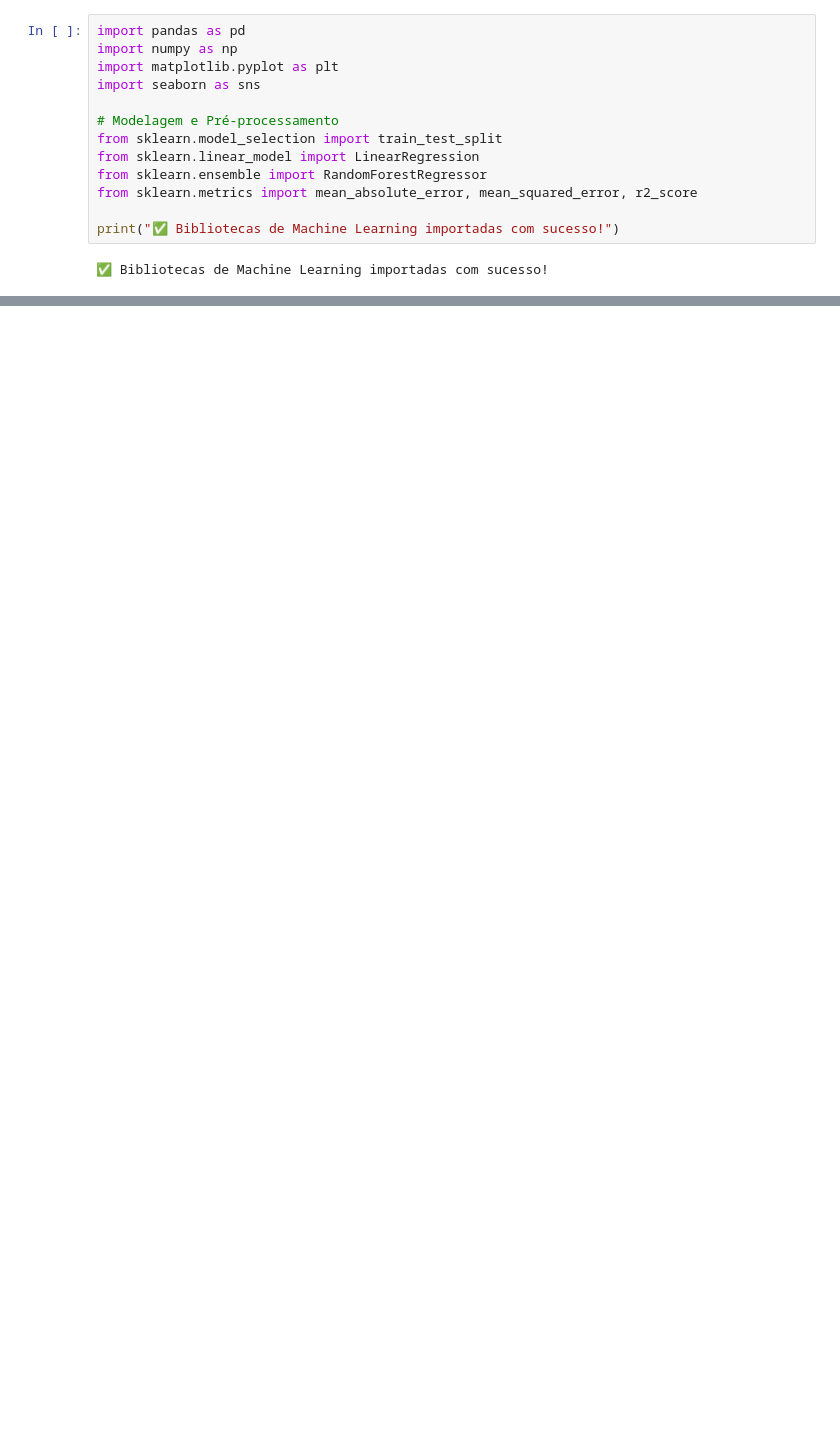
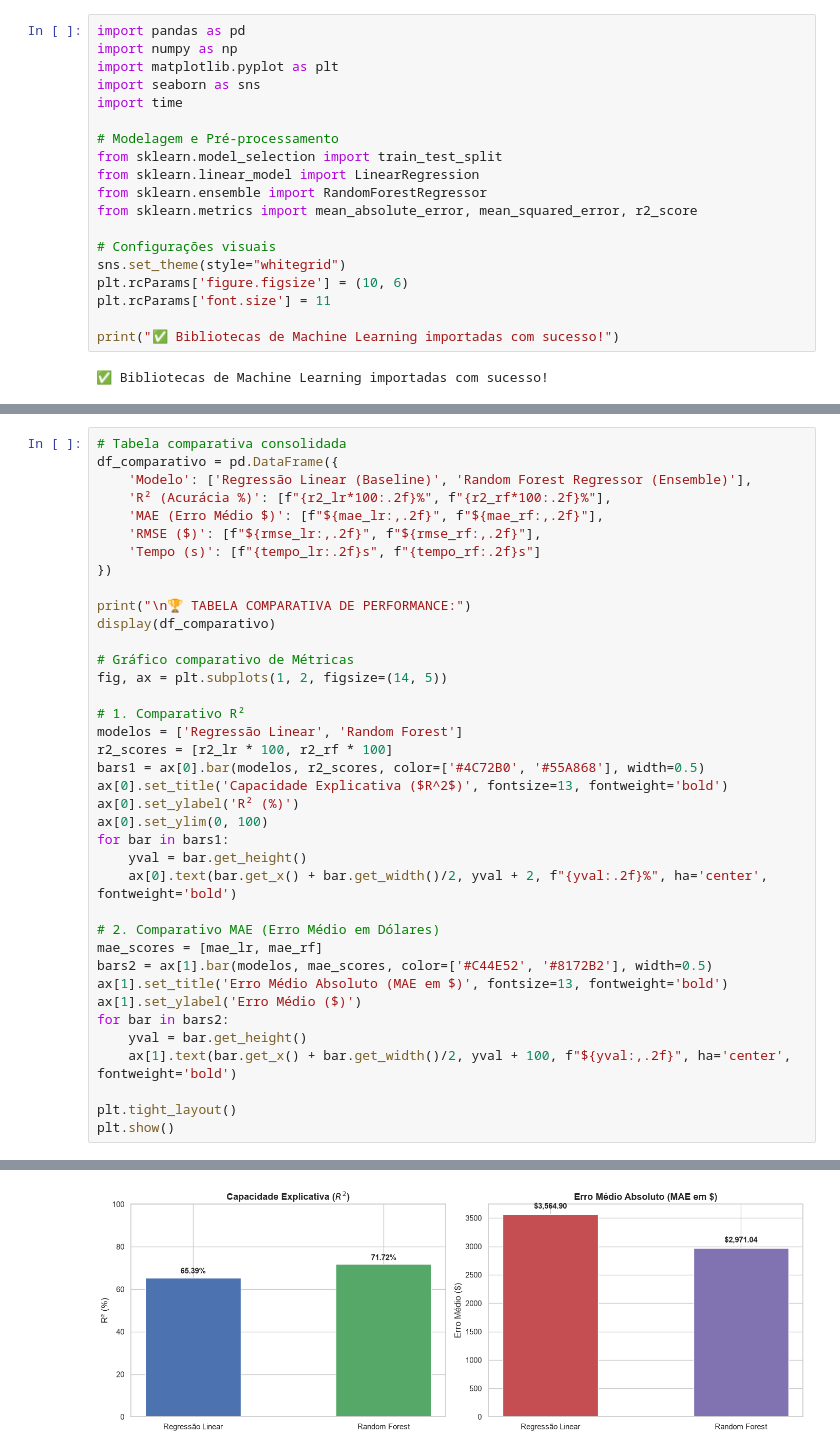
Before and after one commit to gabrielhenriquesilva2395-hub/Projeto-Mercado-Automotivo, a Jupyter notebook: 02_modelo_preditivo_precificacao.ipynb, the cells around one changed output, grey strips where cells are left out. Cells and saved outputs as stored; diff of their text form; blank space fills up the shorter version.

```diff
--- a/02_modelo_preditivo_precificacao.ipynb
+++ b/02_modelo_preditivo_precificacao.ipynb
@@ -15,6 +15,7 @@ import pandas as pd
 import numpy as np
 import matplotlib.pyplot as plt
 import seaborn as sns
+import time
 
 # Modelagem e Pré-processamento
 from sklearn.model_selection import train_test_split
@@ -22,6 +23,11 @@ from sklearn.linear_model import LinearRegression
 from sklearn.ensemble import RandomForestRegressor
 from sklearn.metrics import mean_absolute_error, mean_squared_error, r2_score
 
+# Configurações visuais
+sns.set_theme(style="whitegrid")
+plt.rcParams['figure.figsize'] = (10, 6)
+plt.rcParams['font.size'] = 11
+
 print("✅ Bibliotecas de Machine Learning importadas com sucesso!")
 # %% [output]
 ✅ Bibliotecas de Machine Learning importadas com sucesso!
@@ -110,0 +155,39 @@ plt.show()
+# %%
+# Tabela comparativa consolidada
+df_comparativo = pd.DataFrame({
+    'Modelo': ['Regressão Linear (Baseline)', 'Random Forest Regressor (Ensemble)'],
+    'R² (Acurácia %)': [f"{r2_lr*100:.2f}%", f"{r2_rf*100:.2f}%"],
+    'MAE (Erro Médio $)': [f"${mae_lr:,.2f}", f"${mae_rf:,.2f}"],
+    'RMSE ($)': [f"${rmse_lr:,.2f}", f"${rmse_rf:,.2f}"],
+    'Tempo (s)': [f"{tempo_lr:.2f}s", f"{tempo_rf:.2f}s"]
+})
+
+print("\n🏆 TABELA COMPARATIVA DE PERFORMANCE:")
+display(df_comparativo)
+
+# Gráfico comparativo de Métricas
+fig, ax = plt.subplots(1, 2, figsize=(14, 5))
+
+# 1. Comparativo R²
+modelos = ['Regressão Linear', 'Random Forest']
+r2_scores = [r2_lr * 100, r2_rf * 100]
+bars1 = ax[0].bar(modelos, r2_scores, color=['#4C72B0', '#55A868'], width=0.5)
+ax[0].set_title('Capacidade Explicativa ($R^2$)', fontsize=13, fontweight='bold')
+ax[0].set_ylabel('R² (%)')
+ax[0].set_ylim(0, 100)
+for bar in bars1:
+    yval = bar.get_height()
+    ax[0].text(bar.get_x() + bar.get_width()/2, yval + 2, f"{yval:.2f}%", ha='center', fontweight='bold')
+
+# 2. Comparativo MAE (Erro Médio em Dólares)
+mae_scores = [mae_lr, mae_rf]
+bars2 = ax[1].bar(modelos, mae_scores, color=['#C44E52', '#8172B2'], width=0.5)
+ax[1].set_title('Erro Médio Absoluto (MAE em $)', fontsize=13, fontweight='bold')
+ax[1].set_ylabel('Erro Médio ($)')
+for bar in bars2:
+    yval = bar.get_height()
+    ax[1].text(bar.get_x() + bar.get_width()/2, yval + 100, f"${yval:,.2f}", ha='center', fontweight='bold')
+
+plt.tight_layout()
+plt.show()
+# %% [output]
@@ -110,0 +198 @@ plt.show()
+[figure, added]
```
Also changed, not shown: parts of 24 cells of this notebook, 2 other files.
